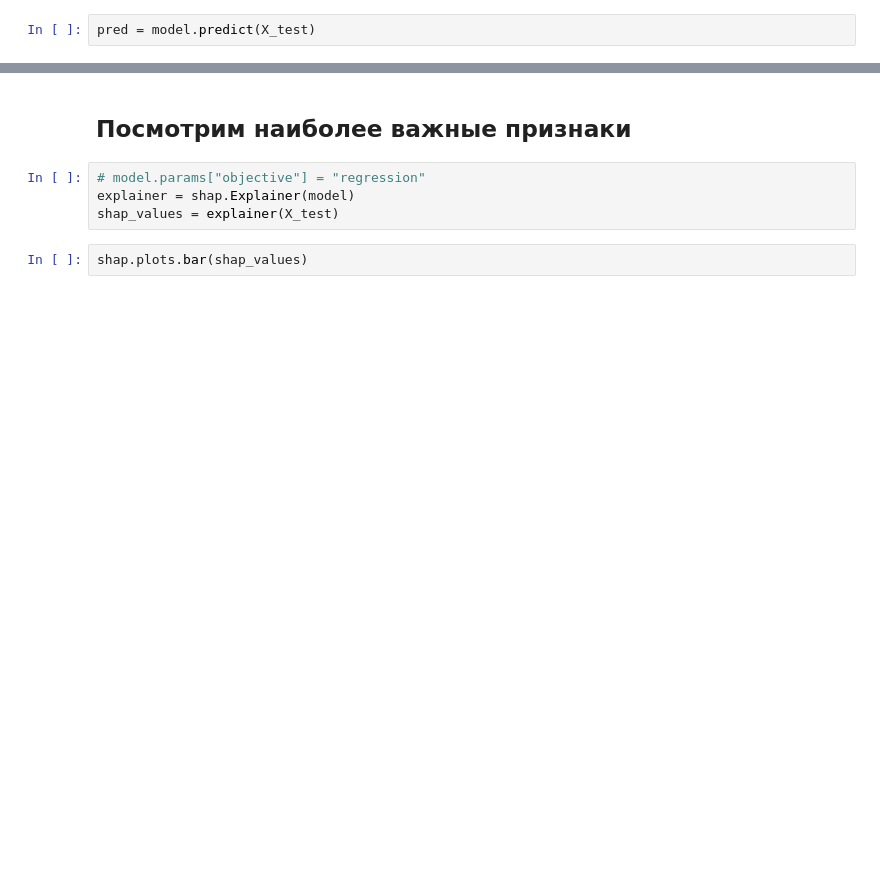
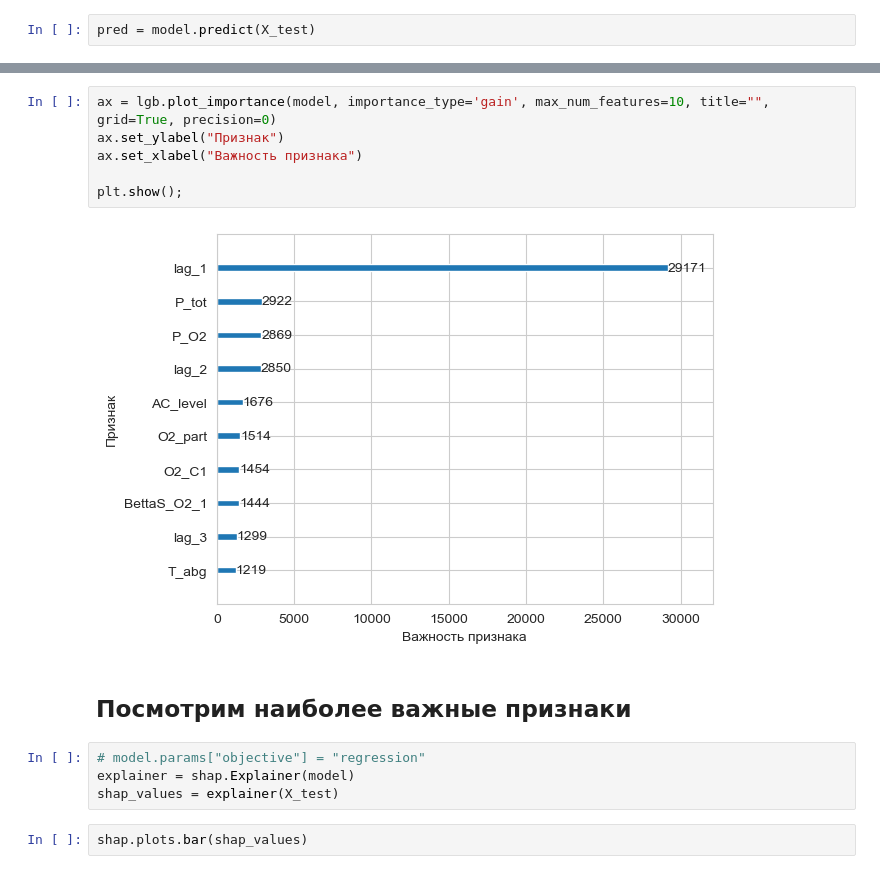
Before and after one commit to ss52/project_pox_pokr, a Jupyter notebook: notebooks/Model_lgbm.ipynb, the cells around one changed output, grey strips where cells are left out. Saved outputs shown, nothing was run; the diff lists cells and outputs as text; blank space fills up the shorter version.

```diff
--- a/notebooks/Model_lgbm.ipynb
+++ b/notebooks/Model_lgbm.ipynb
@@ -151,3 +159,11 @@ plt.show();
+# %%
+ax = lgb.plot_importance(model, importance_type='gain', max_num_features=10, title="", grid=True, precision=0)
+ax.set_ylabel("Признак")
+ax.set_xlabel("Важность признака")
+
+plt.show();
+# %% [output]
+[figure, added]
 # %% [markdown]
 ## Посмотрим наиболее важные признаки
 # %%
```
Also changed, not shown: parts of 21 cells of this notebook, 2 other files.
